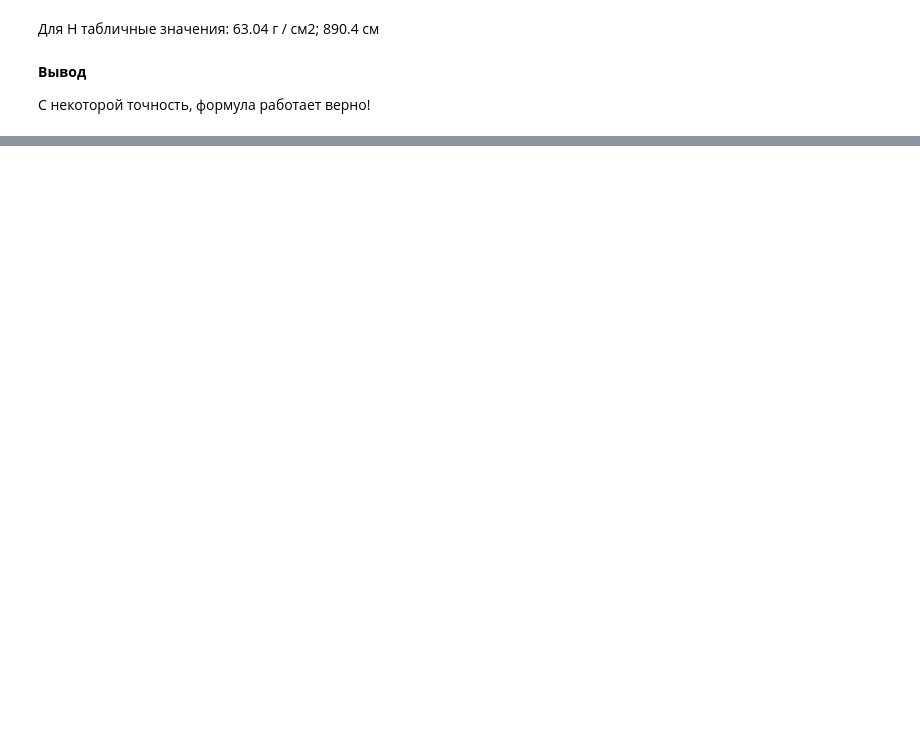
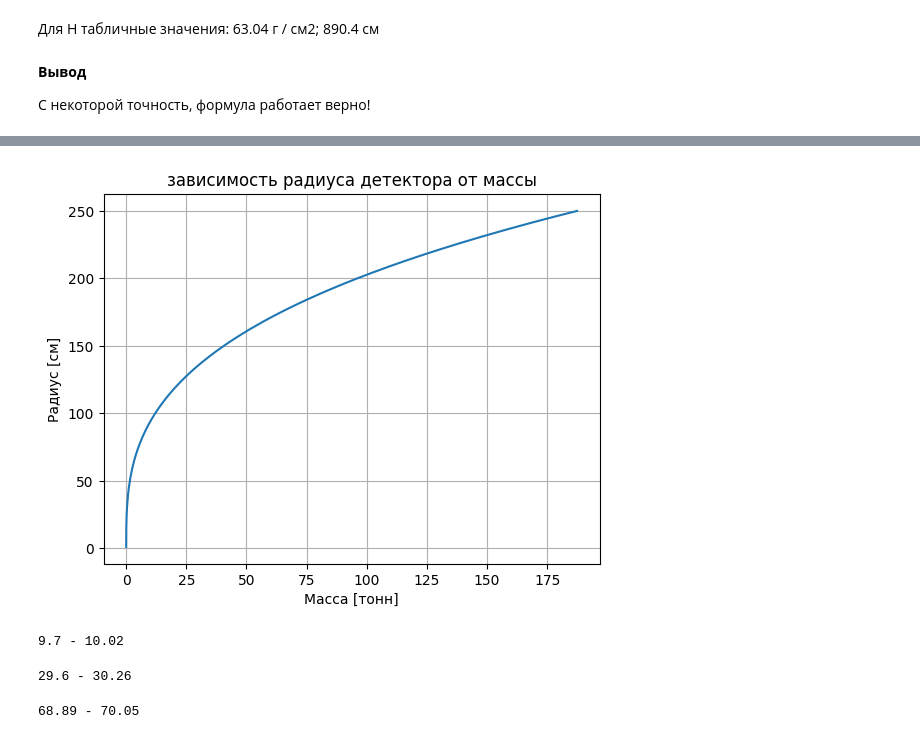
Before and after one commit to satysh/hero_geant4, a Jupyter notebook: project/macro/jupyter/detectors_mass_calculation.ipynb, the cells around one changed output, grey strips where cells are left out. Saved outputs shown, nothing was run; the diff lists cells and outputs as text; code cells hidden in the pictures; blank space fills up the shorter version.

```diff
--- a/project/macro/jupyter/detectors_mass_calculation.ipynb
+++ b/project/macro/jupyter/detectors_mass_calculation.ipynb
@@ -86,0 +125,21 @@ X0(1.00784, 1, RO_H)
+# %%
+fig, ax = plt.subplots()
+plt.plot(M_list, R_list)
+ax.set_title('зависимость радиуса детектора от массы')
+ax.set_xlabel('Масса [тонн]')
+plt.grid(True)
+ax.set_ylabel('Радиус [см]');
+# %% [output]
+[figure, added]
+# %%
+print(mass(93), '-', mass(94))
+# %% [output]
+9.7 - 10.02
+# %%
+print(mass(135), '-', mass(136))
+# %% [output]
+29.6 - 30.26
+# %%
+print(mass(179), '-', mass(180))
+# %% [output]
+68.89 - 70.05
```
Also changed, not shown: parts of 7 cells of this notebook.
